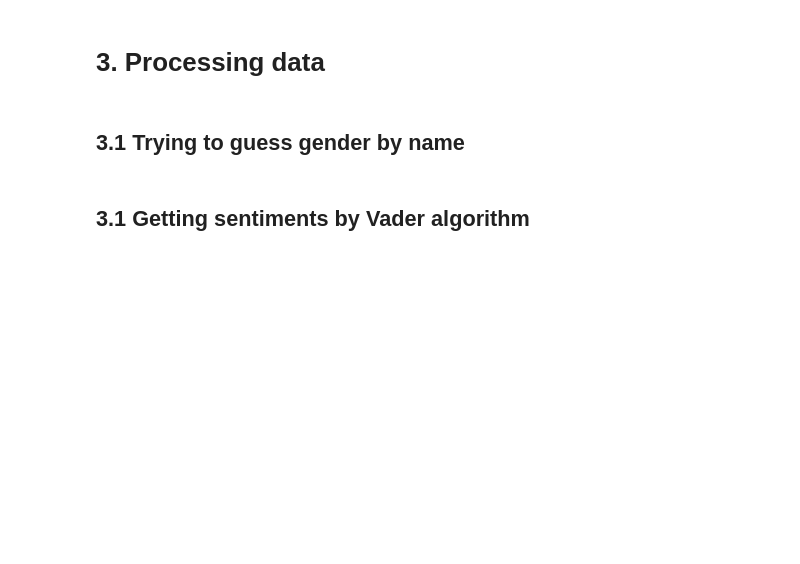
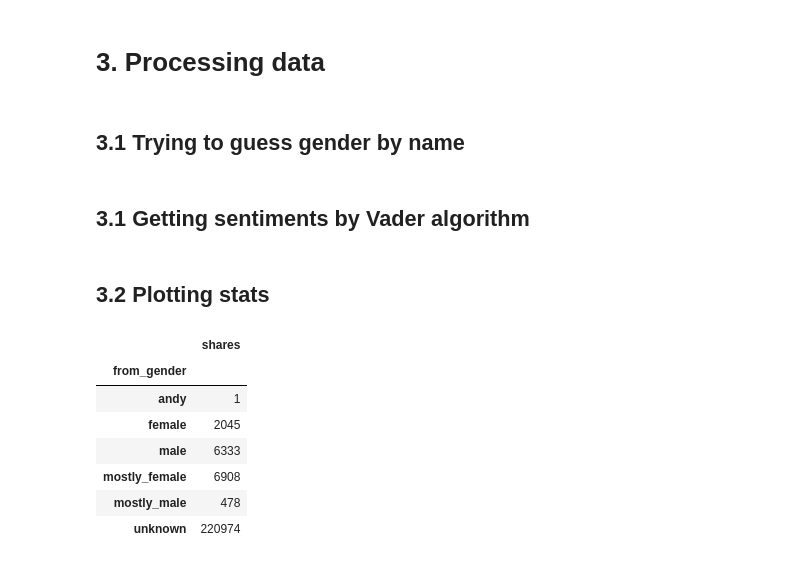
Before and after one commit to dbulgakov/ML-Russia-Tourism, a Jupyter notebook: Tourism analysis.ipynb, the cells around one changed output. Cells and saved outputs as stored; diff of their text form; code cells hidden in the pictures; blank space fills up the shorter version.

Commit message:
fixes in shares column

```diff
--- a/Tourism analysis.ipynb
+++ b/Tourism analysis.ipynb
@@ -255,3 +260,5 @@ data['message'].apply(lambda x: message_sent.append(sid.polarity_scores((" ".joi
 data['description'].apply(lambda x: descr_sent.append(sid.polarity_scores((" ".join(x)))));
 data['message_sentiment_vader'] = message_sent
 data['description_sentiment_vader'] = descr_sent
+# %% [markdown]
+## 3.2 Plotting stats
@@ -257,0 +267,13 @@ data['description_sentiment_vader'] = descr_sent
+# %%
+data = pd.read_csv('data_converted.csv', sep=',', encoding='utf8')
+# %%
+data.groupby(['from_gender']).sum()
+# %% [output]
+|  | shares |
+| from_gender |  |
+| andy | 1 |
+| female | 2045 |
+| male | 6333 |
+| mostly_female | 6908 |
+| mostly_male | 478 |
+| unknown | 220974 |
```
Also changed, not shown: parts of 3 cells of this notebook, 1 other file.
